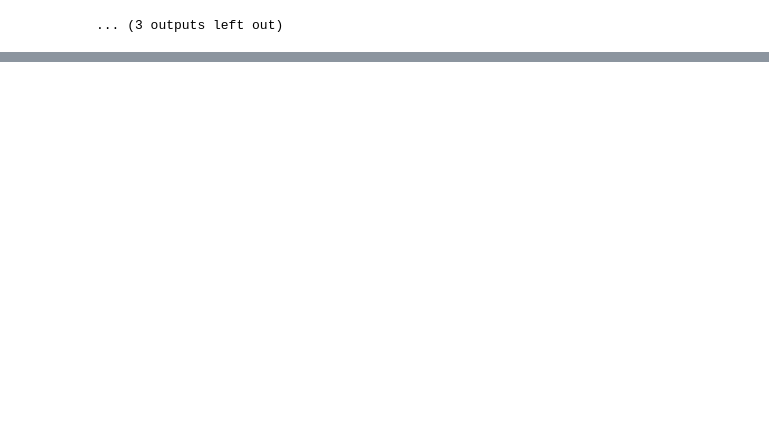
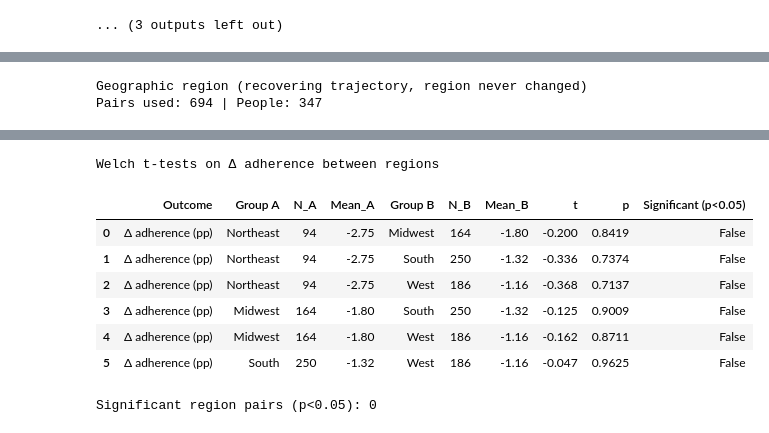
Before and after one commit to FrianaEngineer/Medical-Adherence, a Jupyter notebook: Notebooks/MEPS/meps_adherence_insight.ipynb, the cells around one changed output, grey strips where cells are left out. Cells and saved outputs as stored; diff of their text form; code cells hidden in the pictures; blank space fills up the shorter version.

```diff
--- a/Notebooks/MEPS/meps_adherence_insight.ipynb
+++ b/Notebooks/MEPS/meps_adherence_insight.ipynb
@@ -3160,0 +3704,57 @@ relapsing (showing up to 5)
+# %%
+# Geographic region — recovering trajectory, region constant throughout years
+rec_region = rec_regimen[
+    rec_regimen["DUPERSID"].isin(stable_region_ids)
+    & (rec_regimen["REGIONXX_prev"] == rec_regimen["REGIONXX_next"])
+].copy()
+
+rec_region_tab = (
+    rec_region.groupby("region_prev", observed=False)
+    .agg(
+        **{
+            "N (person-years)": ("DUPERSID", "size"),
+            "N people": ("DUPERSID", "nunique"),
+            "Mean adherence before": ("meps_adherence_ratio_prev", "mean"),
+            "Mean adherence after": ("meps_adherence_ratio_next", "mean"),
+            "Mean adherence Δ (pp)": ("adh_change", "mean"),
+            "% adherent after": (
+                "meps_adherence_ratio_next",
+                lambda s: 100 * (s >= 60).mean(),
+            ),
+        }
+    )
+    .reset_index()
+    .rename(columns={"region_prev": "Region"})
+    .round(1)
+)
+print(
+    f"Geographic region (recovering trajectory, region never changed)\n"
+    f"Pairs used: {len(rec_region):,} | People: {rec_region['DUPERSID'].nunique():,}"
+)
+display(rec_region_tab)
+
+rec_region_ttests = []
+REGIONS = ["Northeast", "Midwest", "South", "West"]
+for i, r1 in enumerate(REGIONS):
+    for r2 in REGIONS[i + 1 :]:
+        rec_region_ttests.append(
+            welch_rows(
+                rec_region.loc[rec_region["region_prev"] == r1, "adh_change"],
+                rec_region.loc[rec_region["region_prev"] == r2, "adh_change"],
+                r1,
+                r2,
+                "Δ adherence (pp)",
+            )
+        )
+
+rec_region_ttests = ttest_table(rec_region_ttests)
+print("\nWelch t-tests on Δ adherence between regions")
+display(rec_region_ttests)
+
+rec_region_sig = rec_region_ttests[rec_region_ttests["Significant (p<0.05)"]]
+print(f"\nSignificant region pairs (p<0.05): {len(rec_region_sig)}")
+if len(rec_region_sig):
+    display(rec_region_sig)
+# %% [output]
+Geographic region (recovering trajectory, region never changed)
+Pairs used: 694 | People: 347
@@ -3160,0 +3766,9 @@ relapsing (showing up to 5)
+Welch t-tests on Δ adherence between regions
+|  | Outcome | Group A | N_A | Mean_A | Group B | N_B | Mean_B | t | p | Significant (p<0.05) |
+| 0 | Δ adherence (pp) | Northeast | 94 | -2.75 | Midwest | 164 | -1.80 | -0.200 | 0.8419 | False |
+| 1 | Δ adherence (pp) | Northeast | 94 | -2.75 | South | 250 | -1.32 | -0.336 | 0.7374 | False |
+| 2 | Δ adherence (pp) | Northeast | 94 | -2.75 | West | 186 | -1.16 | -0.368 | 0.7137 | False |
+| 3 | Δ adherence (pp) | Midwest | 164 | -1.80 | South | 250 | -1.32 | -0.125 | 0.9009 | False |
+| 4 | Δ adherence (pp) | Midwest | 164 | -1.80 | West | 186 | -1.16 | -0.162 | 0.8711 | False |
+| 5 | Δ adherence (pp) | South | 250 | -1.32 | West | 186 | -1.16 | -0.047 | 0.9625 | False |
+Significant region pairs (p<0.05): 0
```
Also changed, not shown: parts of 35 cells of this notebook.
